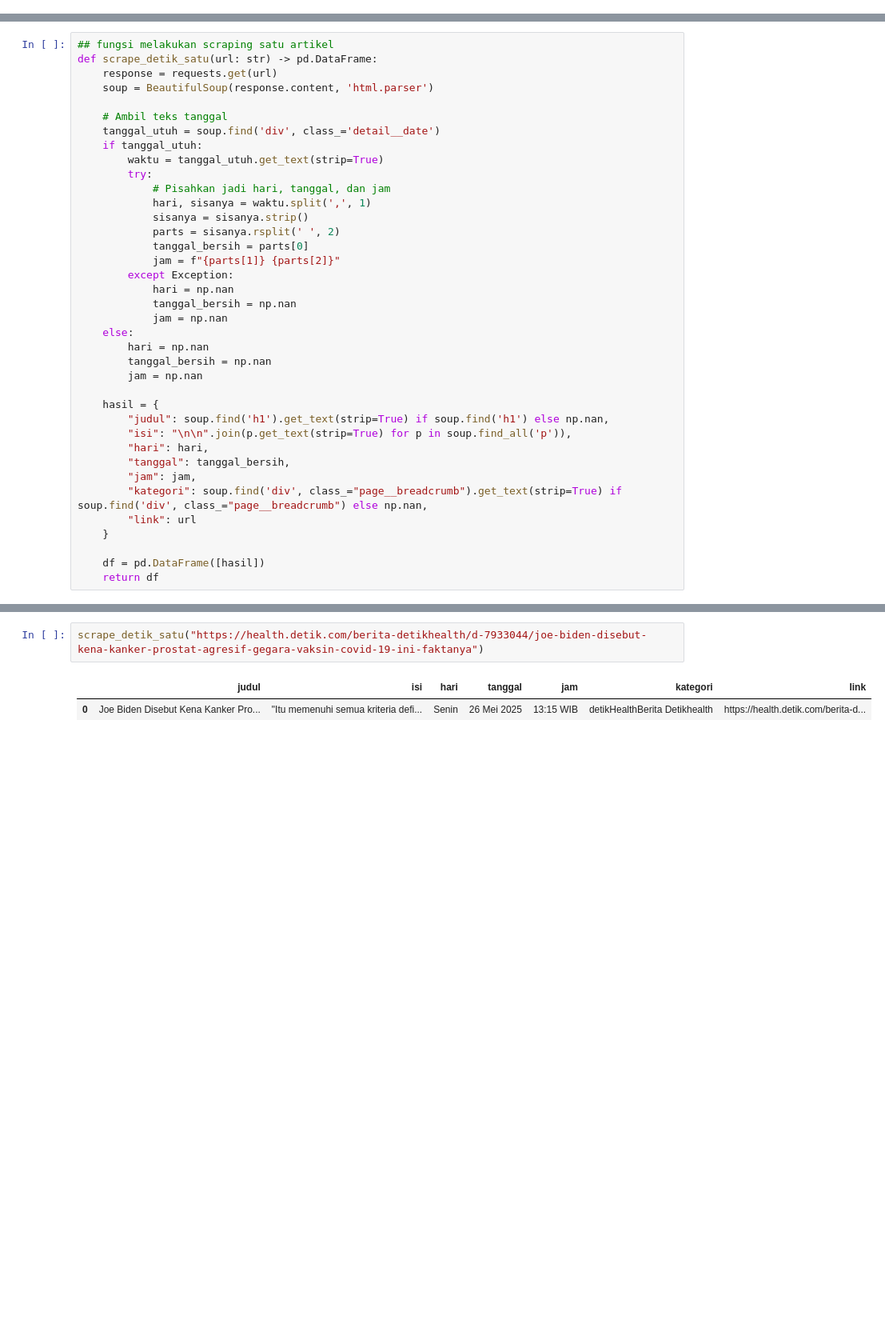
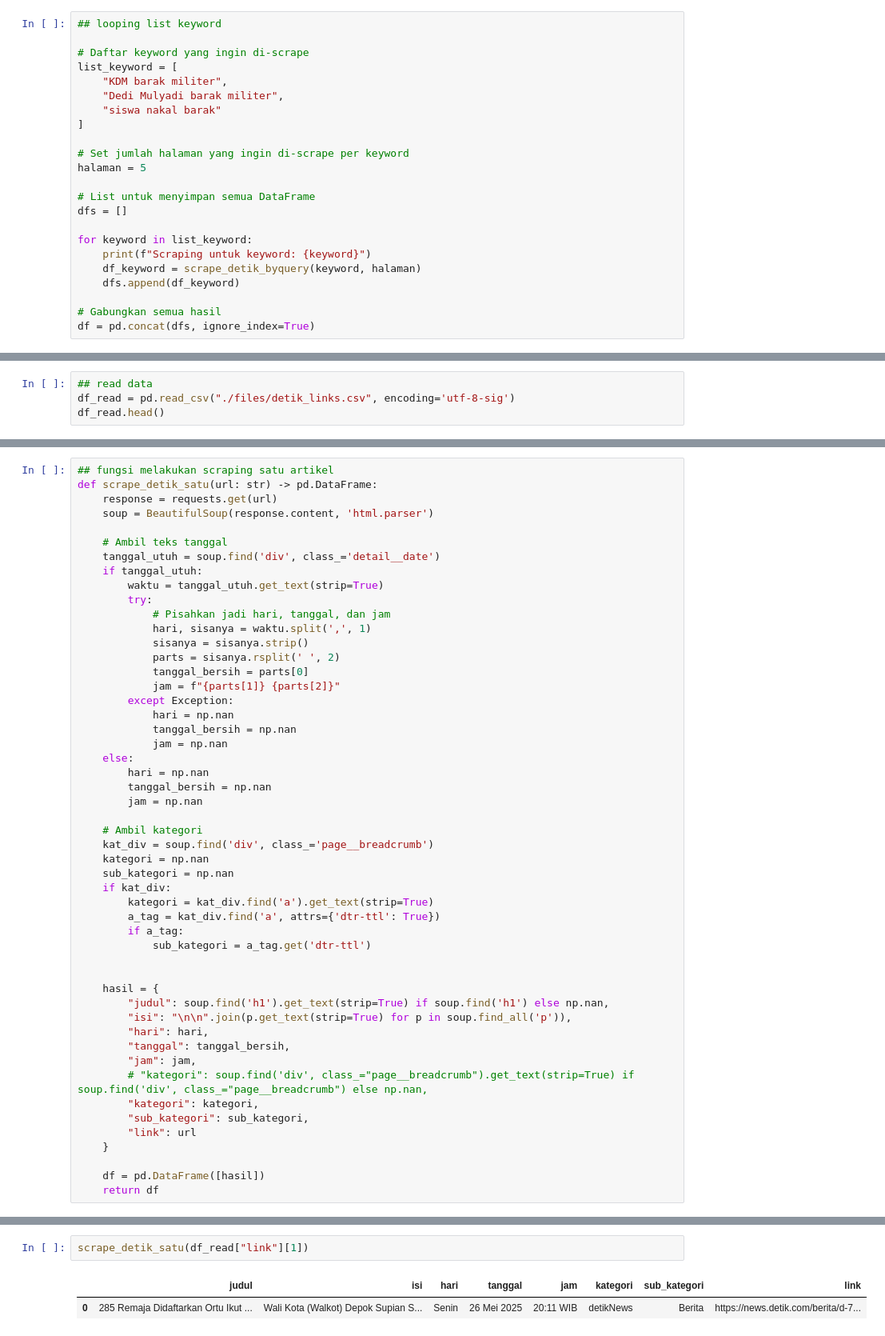
Before and after one commit to calvinrev/iprakom-scraping-sentiment, a Jupyter notebook: 1.Scraping_online_news.ipynb, the cells around one changed output, grey strips where cells are left out. Shown at 80% size. Cells and saved outputs as stored; diff of their text form; blank space fills up the shorter version.

Commit message:
update data

```diff
--- a/1.Scraping_online_news.ipynb
+++ b/1.Scraping_online_news.ipynb
@@ -53,0 +113,23 @@ print(response.status_code)
+# %%
+## looping list keyword
+
+# Daftar keyword yang ingin di-scrape
+list_keyword = [
+    "KDM barak militer",
+    "Dedi Mulyadi barak militer",
+    "siswa nakal barak"
+]
+
+# Set jumlah halaman yang ingin di-scrape per keyword
+halaman = 5
+
+# List untuk menyimpan semua DataFrame
+dfs = []
+
+for keyword in list_keyword:
+    print(f"Scraping untuk keyword: {keyword}")
+    df_keyword = scrape_detik_byquery(keyword, halaman)
+    dfs.append(df_keyword)
+
+# Gabungkan semua hasil
+df = pd.concat(dfs, ignore_index=True)
@@ -55,0 +181,4 @@ print(response.status_code)
+# %%
+## read data
+df_read = pd.read_csv("./files/detik_links.csv", encoding='utf-8-sig')
+df_read.head()
@@ -79,13 +215,26 @@ def scrape_detik_satu(url: str) -> pd.DataFrame:
         tanggal_bersih = np.nan
         jam = np.nan
 
+    # Ambil kategori
+    kat_div = soup.find('div', class_='page__breadcrumb')
+    kategori = np.nan
+    sub_kategori = np.nan
+    if kat_div:
+        kategori = kat_div.find('a').get_text(strip=True)
+        a_tag = kat_div.find('a', attrs={'dtr-ttl': True})
+        if a_tag:
+            sub_kategori = a_tag.get('dtr-ttl')
+
+
     hasil = {
         "judul": soup.find('h1').get_text(strip=True) if soup.find('h1') else np.nan,
         "isi": "\n\n".join(p.get_text(strip=True) for p in soup.find_all('p')),
         "hari": hari,
         "tanggal": tanggal_bersih,
         "jam": jam,
-        "kategori": soup.find('div', class_="page__breadcrumb").get_text(strip=True) if soup.find('div', class_="page__breadcrumb") else np.nan,
+        # "kategori": soup.find('div', class_="page__breadcrumb").get_text(strip=True) if soup.find('div', class_="page__breadcrumb") else np.nan,
+        "kategori": kategori,
+        "sub_kategori": sub_kategori,
         "link": url
     }
 
@@ -94,5 +247,5 @@ def scrape_detik_satu(url: str) -> pd.DataFrame:
 # %%
-scrape_detik_satu("https://health.detik.com/berita-detikhealth/d-7933044/joe-biden-disebut-kena-kanker-prostat-agresif-gegara-vaksin-covid-19-ini-faktanya")
+scrape_detik_satu(df_read["link"][1])
 # %% [output]
-|  | judul | isi | hari | tanggal | jam | kategori | link |
-| 0 | Joe Biden Disebut Kena Kanker Pro... | "Itu memenuhi semua kriteria defi... | Senin | 26 Mei 2025 | 13:15 WIB | detikHealthBerita Detikhealth | https://health.detik.com/berita-d... |
+|  | judul | isi | hari | tanggal | jam | kategori | sub_kategori | link |
+| 0 | 285 Remaja Didaftarkan Ortu Ikut ... | Wali Kota (Walkot) Depok Supian S... | Senin | 26 Mei 2025 | 20:11 WIB | detikNews | Berita | https://news.detik.com/berita/d-7... |
```
Also changed, not shown: parts of 25 cells of this notebook, 4 other files.
